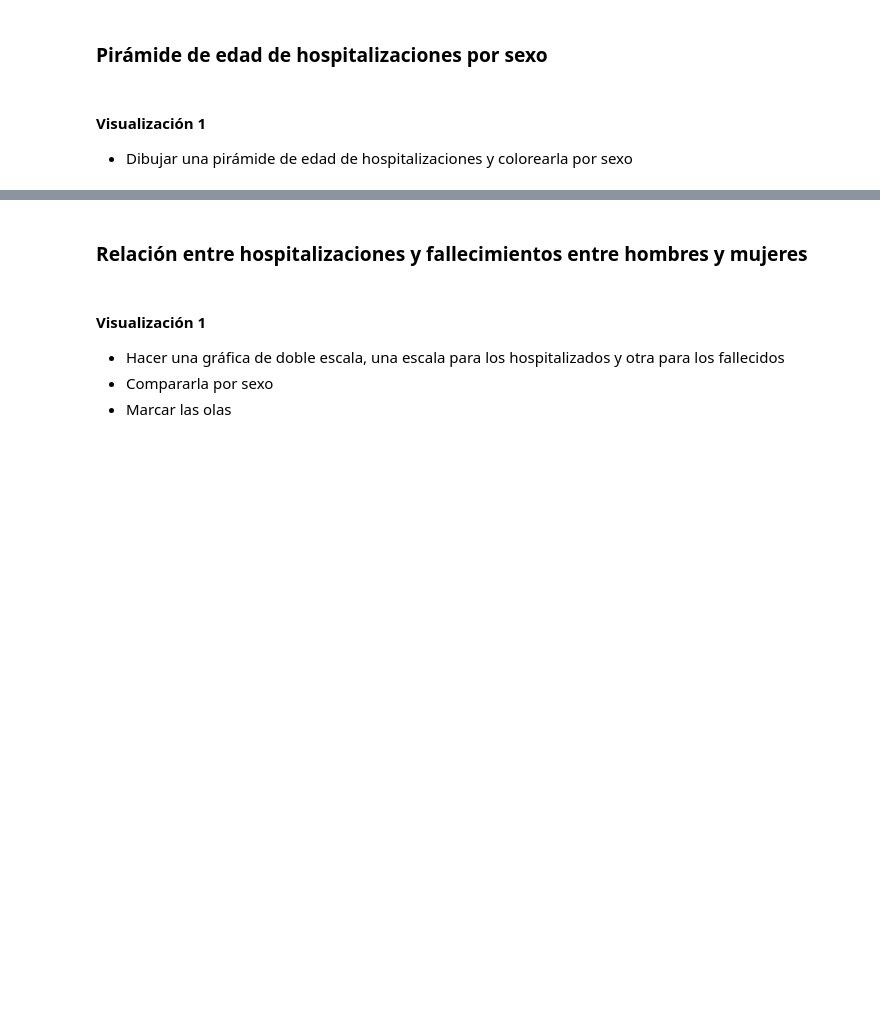
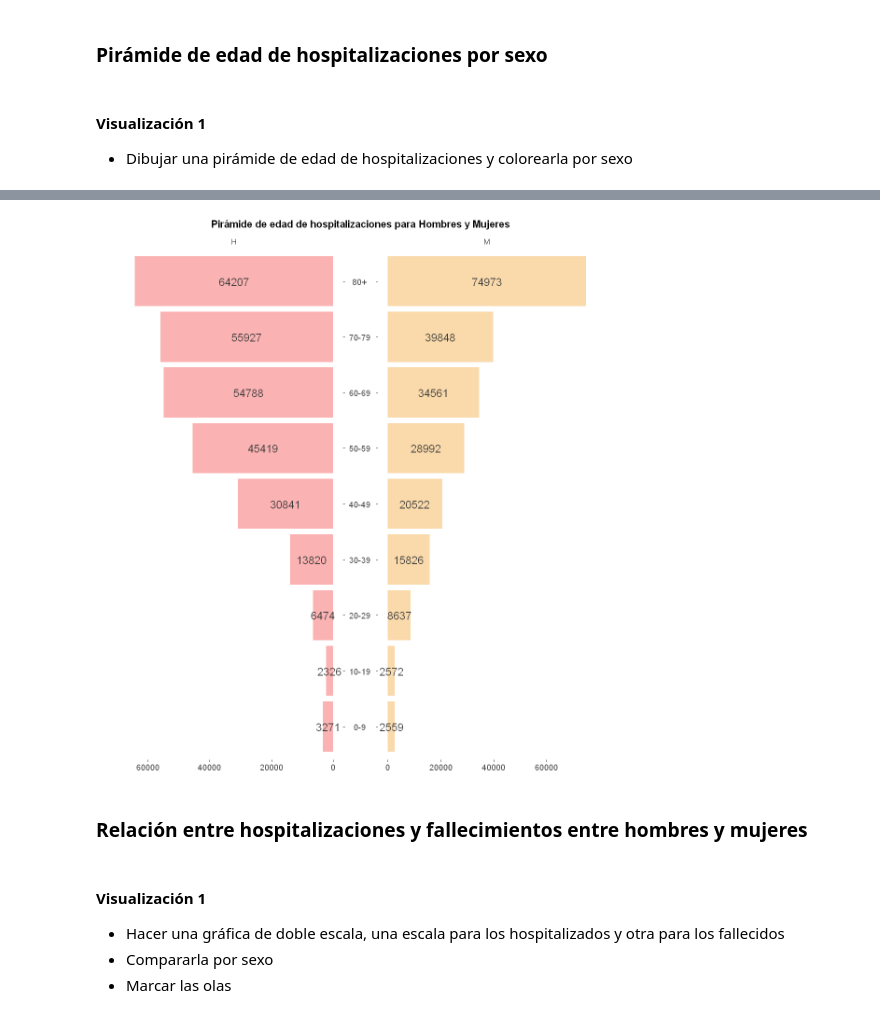
Before and after one commit to Atuneros/trabajos, a Jupyter notebook: visualizacion/practica1.ipynb, the cells around one changed output, grey strips where cells are left out. Cells and saved outputs as stored; diff of their text form; code cells hidden in the pictures; blank space fills up the shorter version.

```diff
--- a/visualizacion/practica1.ipynb
+++ b/visualizacion/practica1.ipynb
@@ -599,3 +617,29 @@ df6 <- covid_provincias_poblacion %>%
+# %%
+options(repr.plot.width=9, repr.plot.height=10)
+
+if (!"ggpol" %in% installed.packages()) {install.packages("ggpol")}
+library(ggpol)
+
+ggplot(df6, aes( x = separa_sexo, y = grupo_edad, fill=sexo )) +
+  geom_col( alpha =0.5, show.legend = FALSE) +
+  geom_text(aes(label=total),
+            position=position_stack(vjust = 0.5),
+            size=5,
+            color="#3C3C3C")+
+  #scale_x_continuous (labels=abs) +
+  #scale_x_continuous (labels=scales::percent_format(scale = 1,accuracy = 1L)) +
+  scale_fill_manual(values =c("#F76565", "#F5B558"))+
+  facet_share(~sexo, dir = "h", scales = "free", reverse_num = TRUE) +   # note: scales = "free"
+  labs(title = "Pirámide de edad de hospitalizaciones para Hombres y Mujeres" )+
+  theme_a() +
+  theme (
+        legend.position = "top",
+         panel.border = element_blank(),
+         strip.background =element_blank(),
+         axis.title.y=element_blank(),
+         axis.title.x=element_blank())
+# %% [output]
+[figure, added]
 # %% [markdown]
 ### Relación entre hospitalizaciones y fallecimientos entre hombres y mujeres
 # %% [markdown]
```
Also changed, not shown: parts of 11 cells of this notebook.
